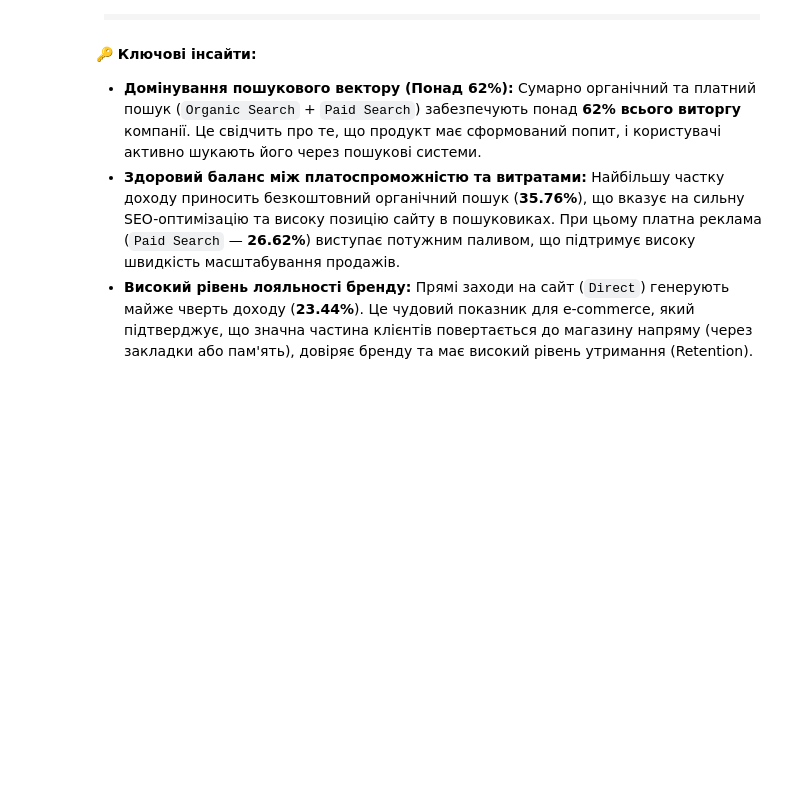
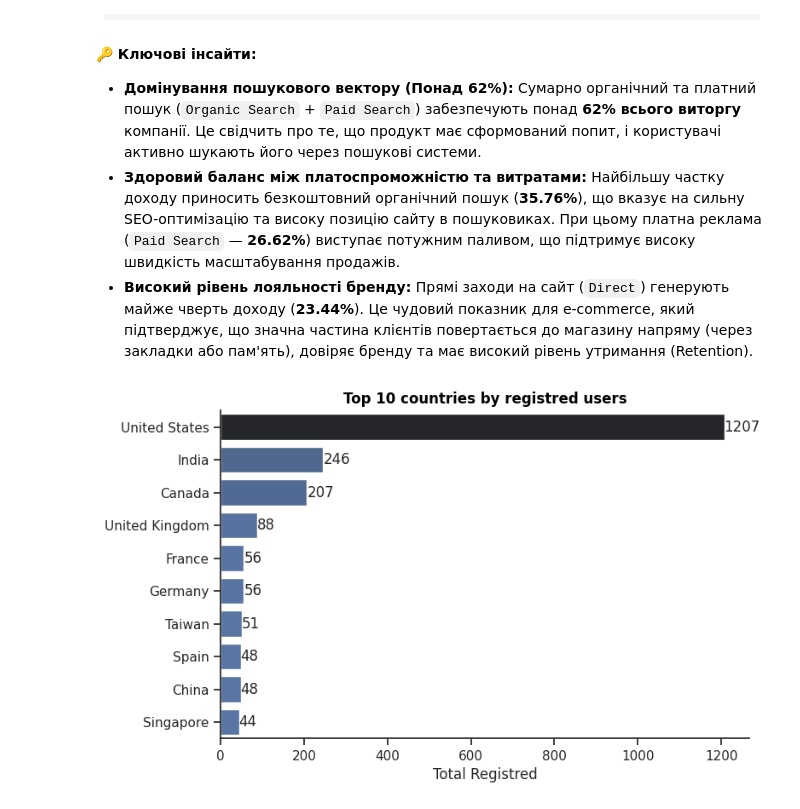
Before and after one commit to DenysovOleksii/Data-Driven-Retail-Analysis-SQL-Python-Tableau, a Jupyter notebook: Ecommerce_Sales_Analysis.ipynb, the cells around one changed output. Cells and saved outputs as stored; diff of their text form; code cells hidden in the pictures; blank space fills up the shorter version.

```diff
--- a/Ecommerce_Sales_Analysis.ipynb
+++ b/Ecommerce_Sales_Analysis.ipynb
@@ -219,7 +225,7 @@ plt.tight_layout()
 # %%
 df_devices=df.groupby(["device","mobile_model_name"])["price"].sum().reset_index(name="total_sales").sort_values(by="total_sales",ascending=False)
 df_devices["percent"]=df_devices['total_sales']/df['price'].sum()*100
-fig,ax=plt.subplots(1,2,figsize=(13,6))
+fig,ax=plt.subplots(1,2,figsize=(12,6))
 sns.set_theme(style="ticks")
 plot=sns.barplot(data=df_devices,y="device",x="percent",ax=ax[0],errorbar=('ci', False),estimator="sum",palette="dark:b",hue="device")
 ax[0].set_title("Sales Share by Device Type",fontsize=12,fontweight="bold",color="Black",ha="center")
@@ -301,3 +307,16 @@ for bar in plot.containers:
 * **Домінування пошукового вектору (Понад 62%):** Сумарно органічний та платний пошук (`Organic Search` + `Paid Search`) забезпечують понад **62% всього виторгу** компанії. Це свідчить про те, що продукт має сформований попит, і користувачі активно шукають його через пошукові системи.
 * **Здоровий баланс між платоспроможністю та витратами:** Найбільшу частку доходу приносить безкоштовний органічний пошук (**35.76%**), що вказує на сильну SEO-оптимізацію та високу позицію сайту в пошуковиках. При цьому платна реклама (`Paid Search` — **26.62%**) виступає потужним паливом, що підтримує високу швидкість масштабування продажів.
 * **Високий рівень лояльності бренду:** Прямі заходи на сайт (`Direct`) генерують майже чверть доходу (**23.44%**). Це чудовий показник для e-commerce, який підтверджує, що значна частина клієнтів повертається до магазину напряму (через закладки або пам'ять), довіряє бренду та має високий рівень утримання (Retention).
+# %%
+df_top10_registred=df[df['account_id'].notna()]
+plt.figure(figsize=(8, 5))
+sns.set_theme(style="ticks")
+plot=sns.barplot(data=df_top10_registred['country'].value_counts().head(10).reset_index(),y="country",x="count",palette="dark:b_r",hue="count",legend=False)
+plot.set_title("Top 10 countries by registred users",fontsize=12,fontweight="bold",color="Black",ha="center")
+plot.set_ylabel("")
+plot.set_xlabel("Total Registred")
+sns.despine()
+for bar in plot.containers:
+  plot.bar_label(bar)
+# %% [output]
+[figure, added]
```
Also changed, not shown: parts of 34 cells of this notebook.
